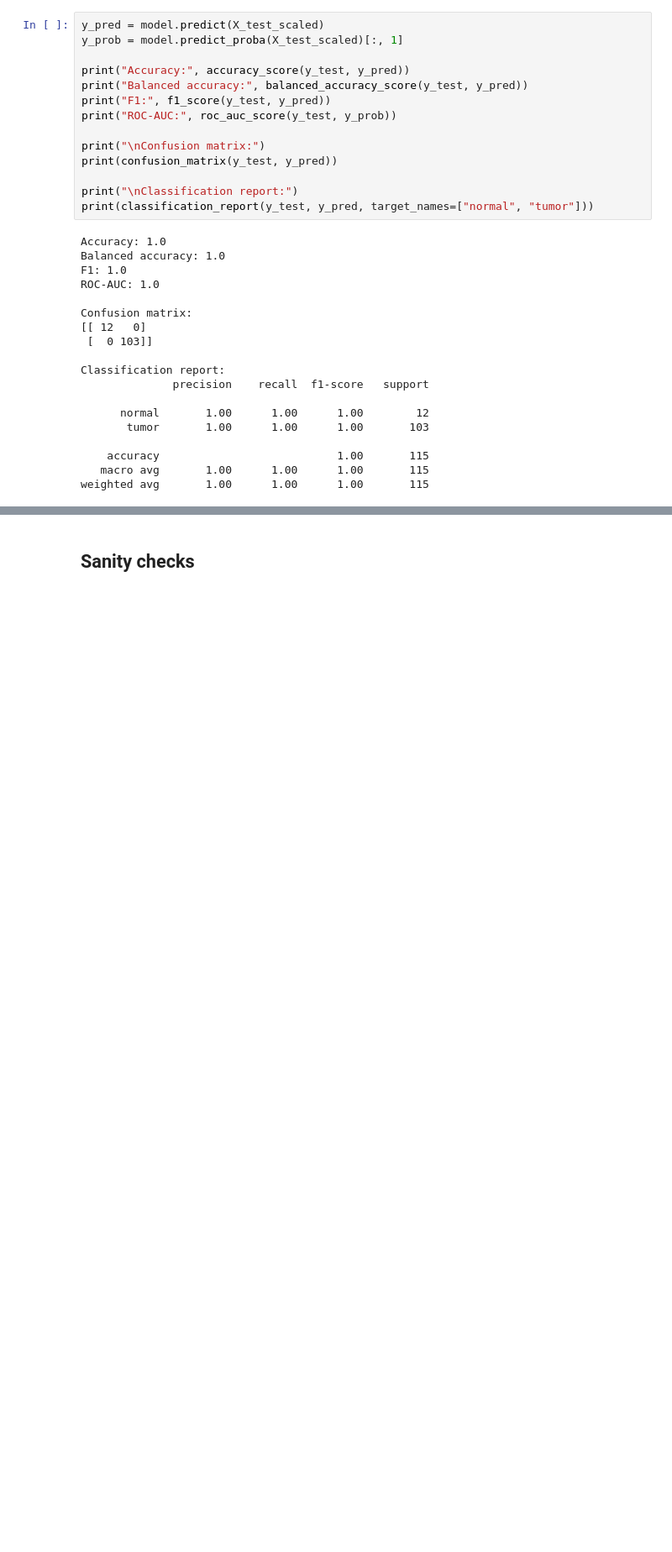
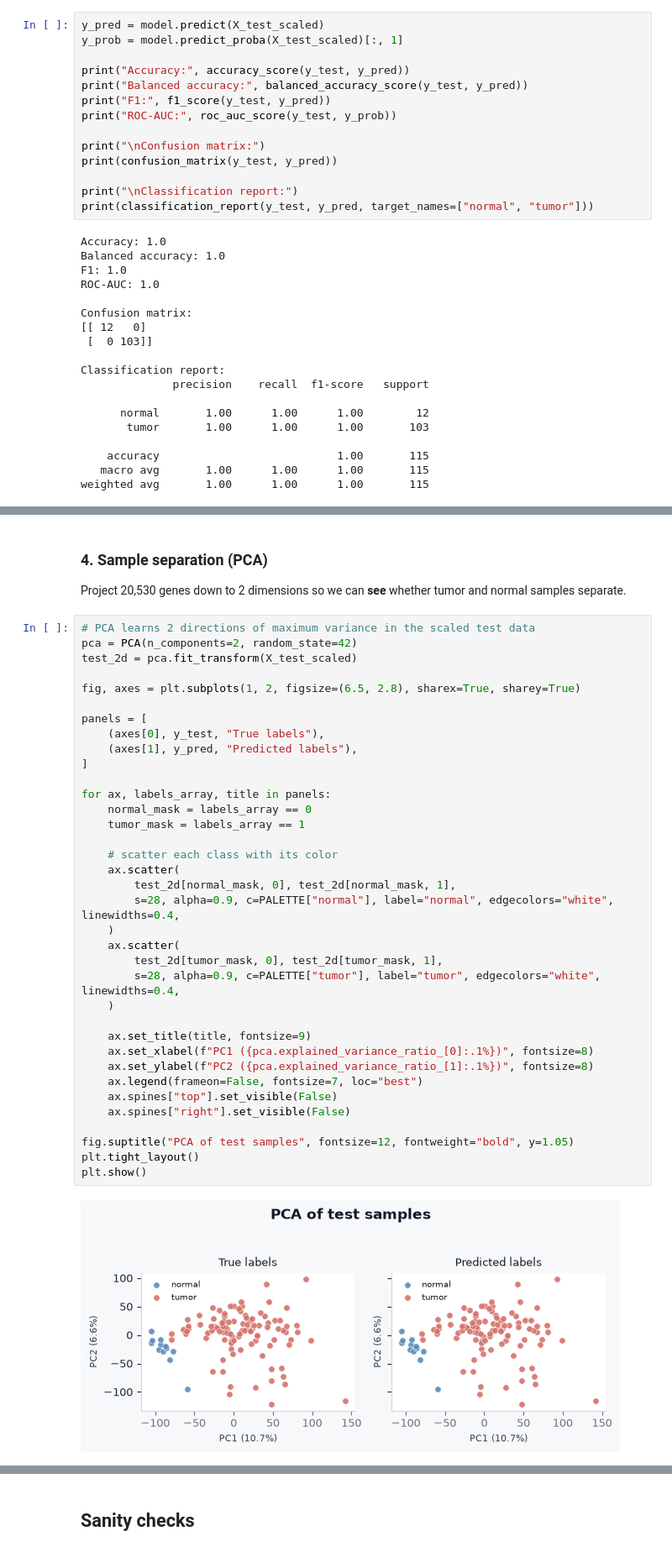
Before and after one commit to aditya-git16/cancer-lab, a Jupyter notebook: notebooks/03_baseline_model.ipynb, the cells around one changed output, grey strips where cells are left out. Shown at 84% size. Drawn from its saved outputs; the diff is of its cells as text; blank space fills up the shorter version.

```diff
--- a/notebooks/03_baseline_model.ipynb
+++ b/notebooks/03_baseline_model.ipynb
@@ -335,0 +323,42 @@ plt.show()
+# %% [markdown]
+### 4. Sample separation (PCA)
+
+Project 20,530 genes down to 2 dimensions so we can **see** whether tumor and normal samples separate.
+# %%
+# PCA learns 2 directions of maximum variance in the scaled test data
+pca = PCA(n_components=2, random_state=42)
+test_2d = pca.fit_transform(X_test_scaled)
+
+fig, axes = plt.subplots(1, 2, figsize=(6.5, 2.8), sharex=True, sharey=True)
+
+panels = [
+    (axes[0], y_test, "True labels"),
+    (axes[1], y_pred, "Predicted labels"),
+]
+
+for ax, labels_array, title in panels:
+    normal_mask = labels_array == 0
+    tumor_mask = labels_array == 1
+
+    # scatter each class with its color
+    ax.scatter(
+        test_2d[normal_mask, 0], test_2d[normal_mask, 1],
+        s=28, alpha=0.9, c=PALETTE["normal"], label="normal", edgecolors="white", linewidths=0.4,
+    )
+    ax.scatter(
+        test_2d[tumor_mask, 0], test_2d[tumor_mask, 1],
+        s=28, alpha=0.9, c=PALETTE["tumor"], label="tumor", edgecolors="white", linewidths=0.4,
+    )
+
+    ax.set_title(title, fontsize=9)
+    ax.set_xlabel(f"PC1 ({pca.explained_variance_ratio_[0]:.1%})", fontsize=8)
+    ax.set_ylabel(f"PC2 ({pca.explained_variance_ratio_[1]:.1%})", fontsize=8)
+    ax.legend(frameon=False, fontsize=7, loc="best")
+    ax.spines["top"].set_visible(False)
+    ax.spines["right"].set_visible(False)
+
+fig.suptitle("PCA of test samples", fontsize=12, fontweight="bold", y=1.05)
+plt.tight_layout()
+plt.show()
+# %% [output]
+[figure, added]
```
Also changed, not shown: parts of 19 cells of this notebook.
